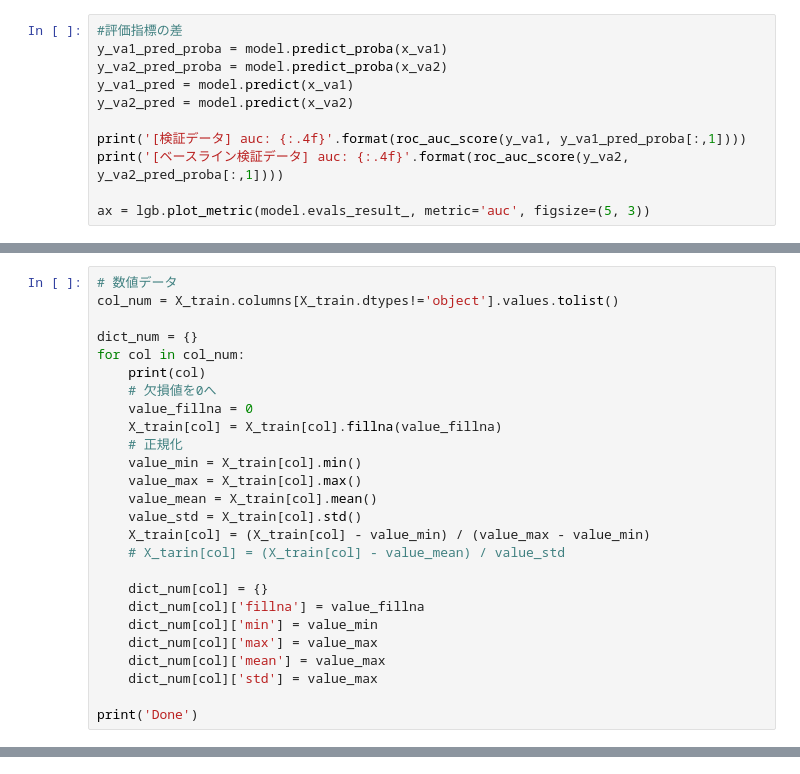
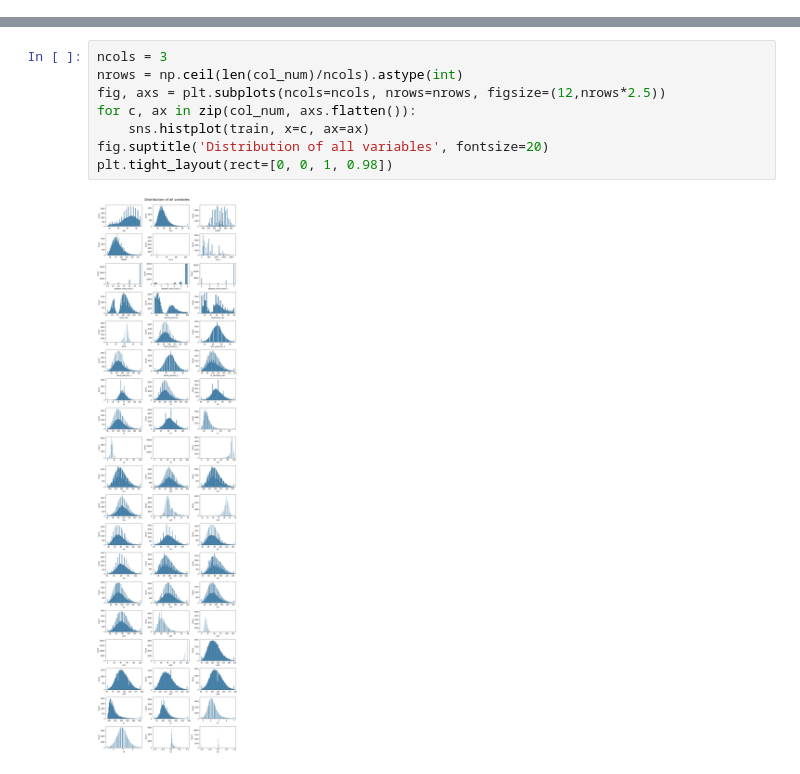
Before and after one commit to mecab-g/kaggle_PSP, a Jupyter notebook: EDA.ipynb, the cells around one changed output, grey strips where cells are left out. Drawn from its saved outputs; the diff is of its cells as text.

```diff
--- a/EDA.ipynb
+++ b/EDA.ipynb
@@ -876,11 +55,0 @@ LGBMClassifier(importance_type='gain', metrics='auc', objective='binary',
-# %%
-#評価指標の差
-y_va1_pred_proba = model.predict_proba(x_va1)
-y_va2_pred_proba = model.predict_proba(x_va2)
-y_va1_pred = model.predict(x_va1)
-y_va2_pred = model.predict(x_va2)
-
-print('[検証データ] auc: {:.4f}'.format(roc_auc_score(y_va1, y_va1_pred_proba[:,1])))
-print('[ベースライン検証データ] auc: {:.4f}'.format(roc_auc_score(y_va2, y_va2_pred_proba[:,1])))
-
-ax = lgb.plot_metric(model.evals_result_, metric='auc', figsize=(5, 3))
@@ -1230,26 +55,0 @@ id_test = test[id_train.columns]
-# %%
-# 数値データ
-col_num = X_train.columns[X_train.dtypes!='object'].values.tolist()
-
-dict_num = {}
-for col in col_num:
-    print(col)
-    # 欠損値を0へ
-    value_fillna = 0
-    X_train[col] = X_train[col].fillna(value_fillna)
-    # 正規化
-    value_min = X_train[col].min()
-    value_max = X_train[col].max()
-    value_mean = X_train[col].mean()
-    value_std = X_train[col].std()
-    X_train[col] = (X_train[col] - value_min) / (value_max - value_min)
-    # X_tarin[col] = (X_train[col] - value_mean) / value_std
-
-    dict_num[col] = {}
-    dict_num[col]['fillna'] = value_fillna
-    dict_num[col]['min'] = value_min
-    dict_num[col]['max'] = value_max
-    dict_num[col]['mean'] = value_max
-    dict_num[col]['std'] = value_max
-
-print('Done')
@@ -1369,0 +56,10 @@ for  nfold in list_nfold :
+# %%
+ncols = 3
+nrows = np.ceil(len(col_num)/ncols).astype(int)
+fig, axs = plt.subplots(ncols=ncols, nrows=nrows, figsize=(12,nrows*2.5))
+for c, ax in zip(col_num, axs.flatten()):
+    sns.histplot(train, x=c, ax=ax)
+fig.suptitle('Distribution of all variables', fontsize=20)
+plt.tight_layout(rect=[0, 0, 1, 0.98])
+# %% [output]
+[figure, added]
```
Also changed, not shown: parts of 71 cells of this notebook, 8 other files.
